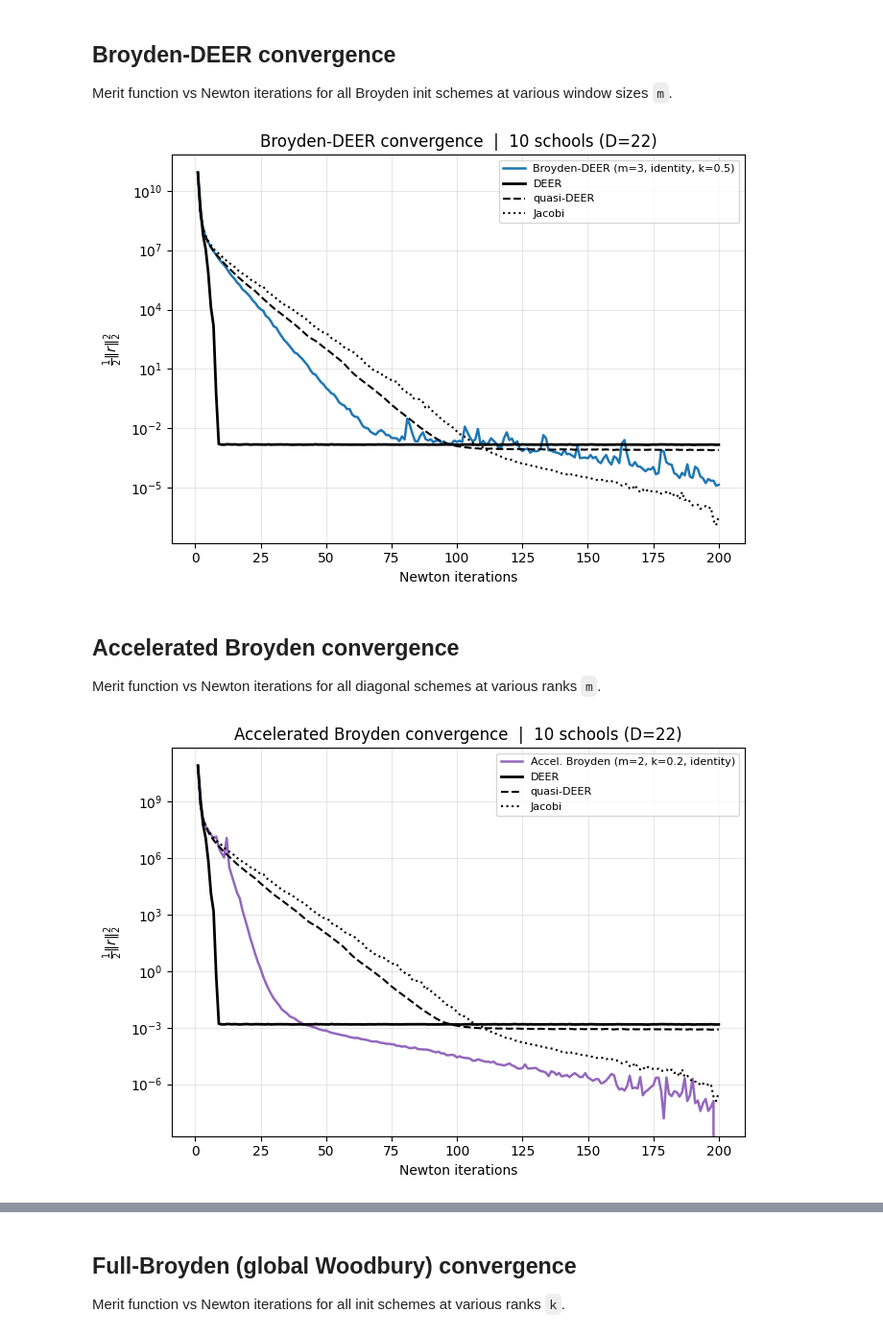
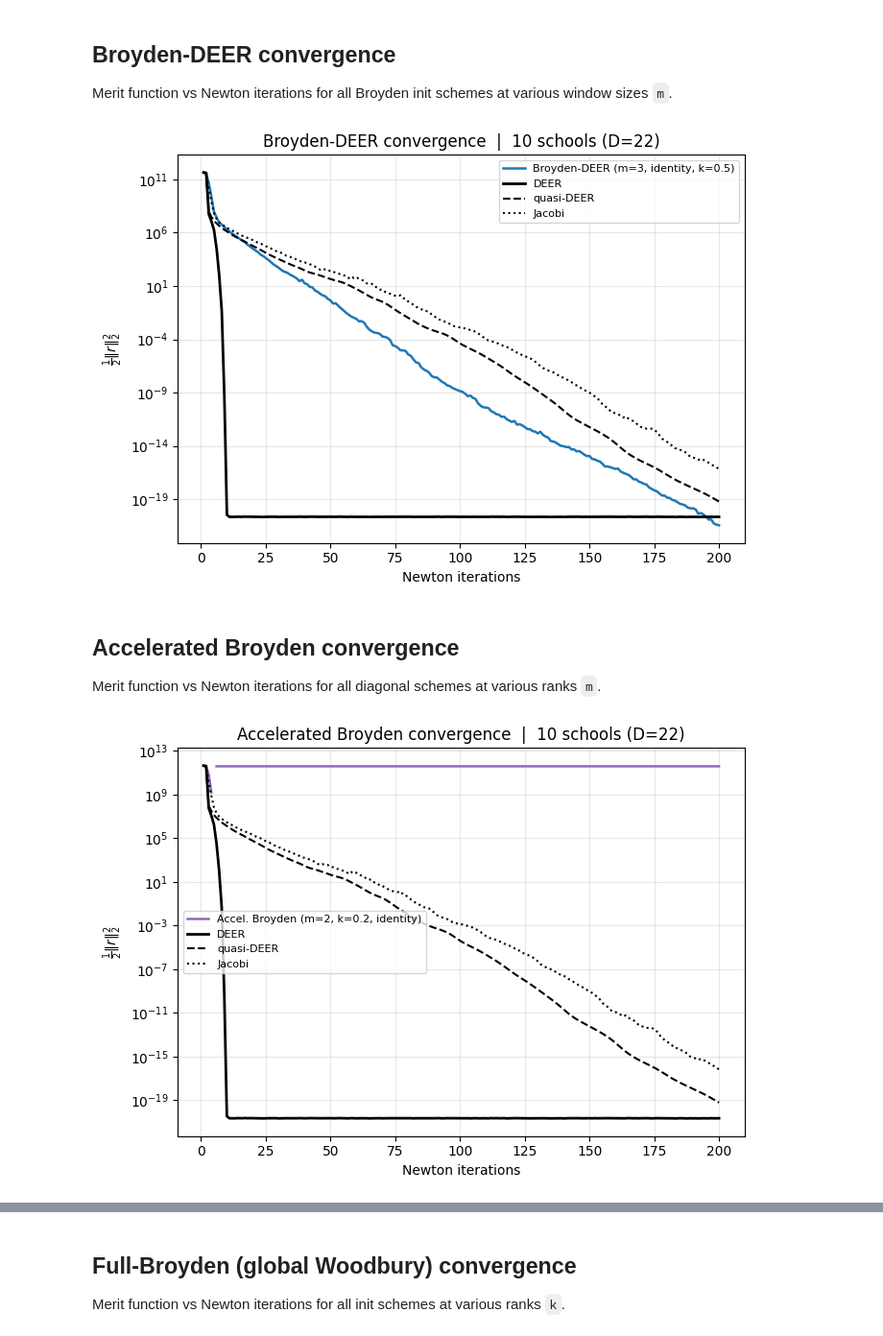
Before and after one commit to ianctanoh/BroyDEER, a Jupyter notebook: nbs/eight_schools.ipynb, the cells around one changed output, grey strips where cells are left out. Shown at 96% size. Drawn from its saved outputs; the diff is of its cells as text; code cells hidden in the pictures.

```diff
--- a/nbs/eight_schools.ipynb
+++ b/nbs/eight_schools.ipynb
@@ -70,7 +70,7 @@ Output shape: (22,), all finite: True
 ## Sequential Gibbs chain (reference)
 # %%
 L   = 10000  # chain length
-key = jr.PRNGKey(1313)
+key = jr.PRNGKey(1324)
 key, init_key = jr.split(key)
 
 # Initialize from the prior, then take one step toward the posterior
@@ -262,7 +254,8 @@ bd_errs = list(np.array(bd_errs))
 fig, ax = plt.subplots(figsize=(7, 5))
 
 ax.semilogy(iters, bd_errs, "-", color="tab:blue", linewidth=1.8,
-            label=f"Broyden-DEER (m={bd_m}, {bd_init}, k={bd_k})")
+            label=f"Broyden-DEER (m={bd_m
+                                     }, {bd_init}, k={bd_k})")
 ax.semilogy(iters, deer_errs,   "k-",  linewidth=2,   label="DEER")
 ax.semilogy(iters, quasi_errs,  "k--", linewidth=1.5, label="quasi-DEER")
 ax.semilogy(iters, jacobi_errs, "k:",  linewidth=1.5, label="Jacobi")
@@ -272,36 +265,36 @@ ax.set_title(f"Broyden-DEER convergence  |  {S} schools (D={D})")
 ax.legend(fontsize=8); ax.grid(True, which="both", alpha=0.3)
 plt.tight_layout()
 # %% [output]
-[figure, old version]
+[figure, new version]
 # %% [markdown]
 ## Accelerated Broyden convergence
 
 Merit function vs Newton iterations for all diagonal schemes at various ranks `m`.
 # %%
 acc_m = 2
-acc_k = .2
+acc_k = 0.2
 acc_init = "identity"
-acc_eps_gram = 1e-6
+acc_eps_gram = 1e-10
 
 *_, acc_errs = accelerated_broyden_deer_alg(
     deer_fxn, x0_deer, guess, drivers, max_n,
     m=acc_m, init=acc_init, k=acc_k, full_trace=True,
     eps_gram=acc_eps_gram, gamma=0., compress="svd")
 
 acc_errs = list(np.array(acc_errs))
 
 fig, ax = plt.subplots(figsize=(7, 5))
 
 ax.semilogy(iters, acc_errs, "-", color="tab:purple", linewidth=1.8,
             label=f"Accel. Broyden (m={acc_m}, k={acc_k}, {acc_init})")
 ax.semilogy(iters, deer_errs,   "k-",  linewidth=2,   label="DEER")
 ax.semilogy(iters, quasi_errs,  "k--", linewidth=1.5, label="quasi-DEER")
 ax.semilogy(iters, jacobi_errs, "k:",  linewidth=1.5, label="Jacobi")
 ax.set_xlabel("Newton iterations")
 ax.set_ylabel(r"$\frac{1}{2}\|r\|_2^2$")
 ax.set_title(f"Accelerated Broyden convergence  |  {S} schools (D={D})")
 ax.legend(fontsize=8); ax.grid(True, which="both", alpha=0.3)
 plt.tight_layout()
 # %% [output]
-[figure, old version]
+[figure, new version]
 # %%
```
Also changed, not shown: parts of 8 cells of this notebook, 2 other files.
